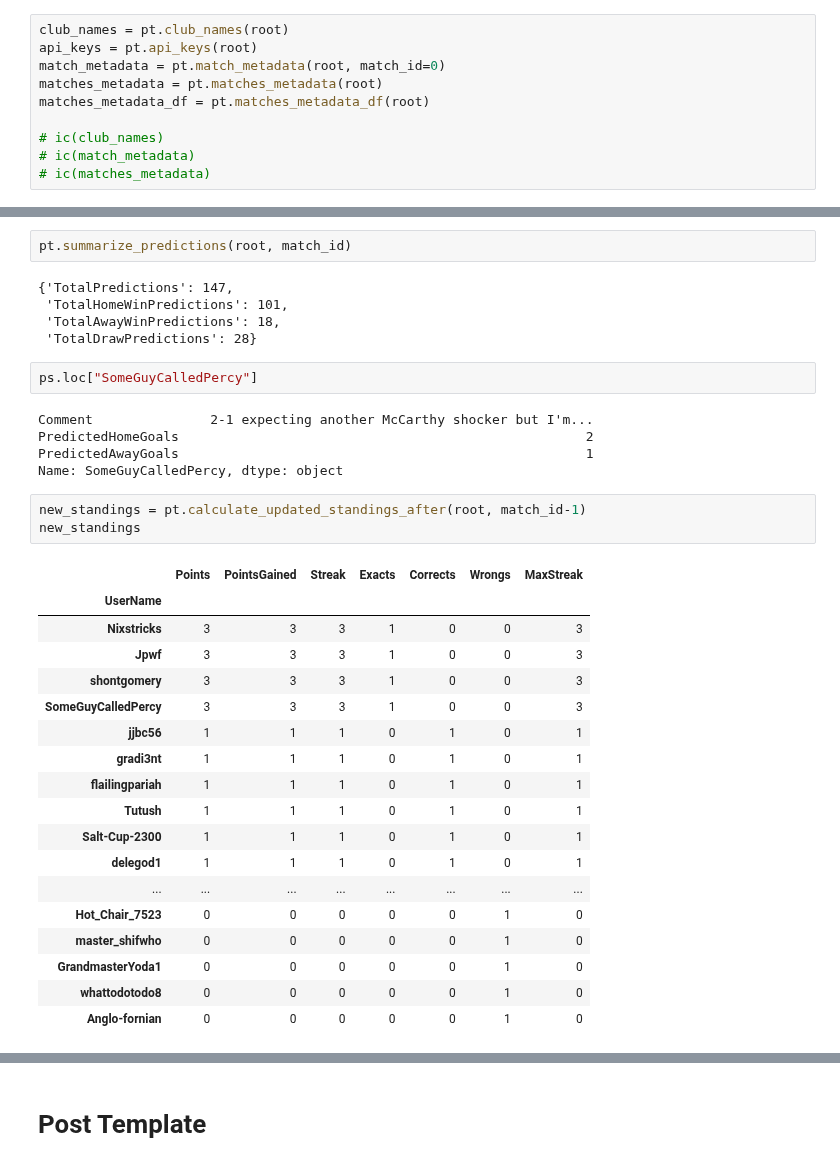
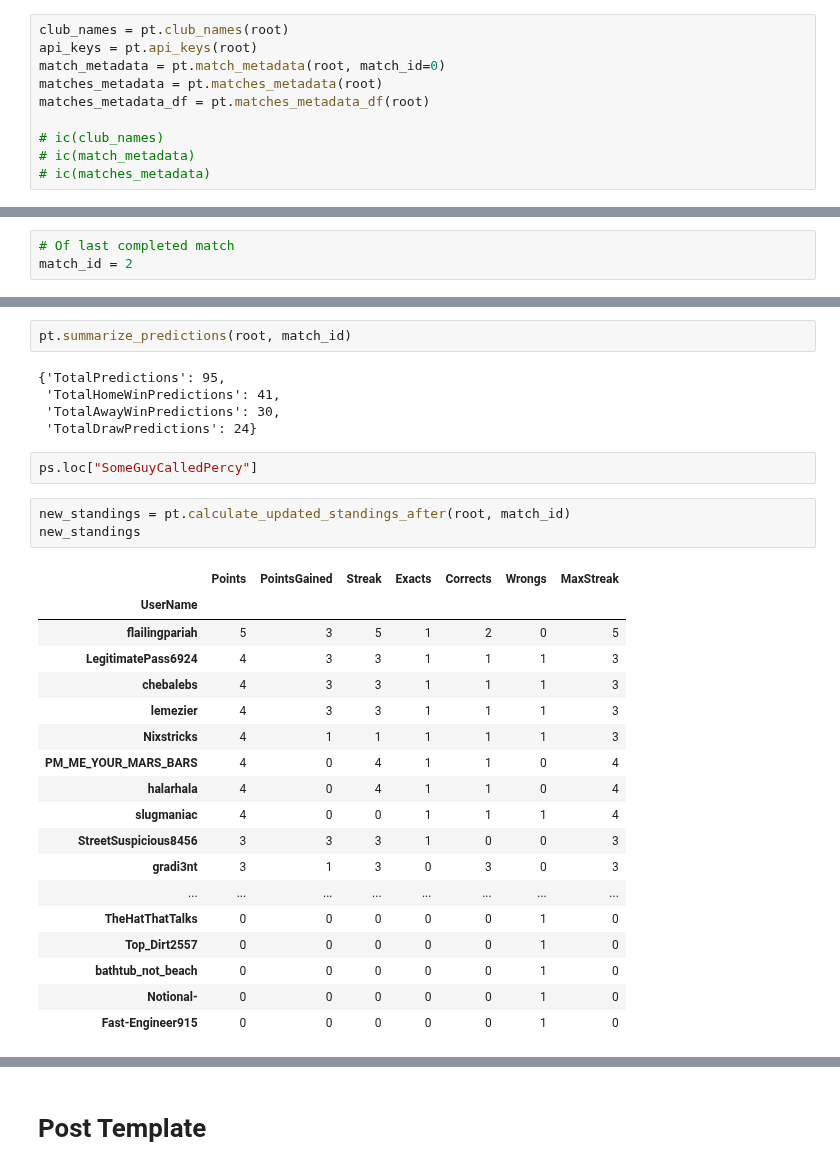
Before and after one commit to julianirwin/predthread, a Jupyter notebook: examples/southamton_24-25_33c895d4/interface.ipynb, the cells around one changed output, grey strips where cells are left out. Saved outputs shown, nothing was run; the diff lists cells and outputs as text.

Commit message:
after match week 3 completed

```diff
--- a/examples/southamton_24-25_33c895d4/interface.ipynb
+++ b/examples/southamton_24-25_33c895d4/interface.ipynb
@@ -76,0 +64,3 @@ ic| fbref.match_metadata(1): {'AwayClub': 'Southampton',
+# %%
+# Of last completed match
+match_id = 2
@@ -103,38 +105,33 @@ ps.sort_values(["PredictedHomeGoals", "PredictedAwayGoals"], ascending=False)
 # %%
 pt.summarize_predictions(root, match_id)
 # %% [output]
-{'TotalPredictions': 147,
- 'TotalHomeWinPredictions': 101,
- 'TotalAwayWinPredictions': 18,
- 'TotalDrawPredictions': 28}
+{'TotalPredictions': 95,
+ 'TotalHomeWinPredictions': 41,
+ 'TotalAwayWinPredictions': 30,
+ 'TotalDrawPredictions': 24}
 # %%
 ps.loc["SomeGuyCalledPercy"]
-# %% [output]
-Comment               2-1 expecting another McCarthy shocker but I'm...
-PredictedHomeGoals                                                    2
-PredictedAwayGoals                                                    1
-Name: SomeGuyCalledPercy, dtype: object
 # %%
-new_standings = pt.calculate_updated_standings_after(root, match_id-1)
+new_standings = pt.calculate_updated_standings_after(root, match_id)
 new_standings
 # %% [output]
 |  | Points | PointsGained | Streak | Exacts | Corrects | Wrongs | MaxStreak |
 | UserName |  |  |  |  |  |  |  |
-| Nixstricks | 3 | 3 | 3 | 1 | 0 | 0 | 3 |
-| Jpwf | 3 | 3 | 3 | 1 | 0 | 0 | 3 |
-| shontgomery | 3 | 3 | 3 | 1 | 0 | 0 | 3 |
-| SomeGuyCalledPercy | 3 | 3 | 3 | 1 | 0 | 0 | 3 |
-| jjbc56 | 1 | 1 | 1 | 0 | 1 | 0 | 1 |
-| gradi3nt | 1 | 1 | 1 | 0 | 1 | 0 | 1 |
-| flailingpariah | 1 | 1 | 1 | 0 | 1 | 0 | 1 |
-| Tutush | 1 | 1 | 1 | 0 | 1 | 0 | 1 |
-| Salt-Cup-2300 | 1 | 1 | 1 | 0 | 1 | 0 | 1 |
-| delegod1 | 1 | 1 | 1 | 0 | 1 | 0 | 1 |
+| flailingpariah | 5 | 3 | 5 | 1 | 2 | 0 | 5 |
+| LegitimatePass6924 | 4 | 3 | 3 | 1 | 1 | 1 | 3 |
+| chebalebs | 4 | 3 | 3 | 1 | 1 | 1 | 3 |
+| lemezier | 4 | 3 | 3 | 1 | 1 | 1 | 3 |
+| Nixstricks | 4 | 1 | 1 | 1 | 1 | 1 | 3 |
+| PM_ME_YOUR_MARS_BARS | 4 | 0 | 4 | 1 | 1 | 0 | 4 |
+| halarhala | 4 | 0 | 4 | 1 | 1 | 0 | 4 |
+| slugmaniac | 4 | 0 | 0 | 1 | 1 | 1 | 4 |
+| StreetSuspicious8456 | 3 | 3 | 3 | 1 | 0 | 0 | 3 |
+| gradi3nt | 3 | 1 | 3 | 0 | 3 | 0 | 3 |
 | ... | ... | ... | ... | ... | ... | ... | ... |
-| Hot_Chair_7523 | 0 | 0 | 0 | 0 | 0 | 1 | 0 |
-| master_shifwho | 0 | 0 | 0 | 0 | 0 | 1 | 0 |
-| GrandmasterYoda1 | 0 | 0 | 0 | 0 | 0 | 1 | 0 |
-| whattodotodo8 | 0 | 0 | 0 | 0 | 0 | 1 | 0 |
-| Anglo-fornian | 0 | 0 | 0 | 0 | 0 | 1 | 0 |
+| TheHatThatTalks | 0 | 0 | 0 | 0 | 0 | 1 | 0 |
+| Top_Dirt2557 | 0 | 0 | 0 | 0 | 0 | 1 | 0 |
+| bathtub_not_beach | 0 | 0 | 0 | 0 | 0 | 1 | 0 |
+| Notional- | 0 | 0 | 0 | 0 | 0 | 1 | 0 |
+| Fast-Engineer915 | 0 | 0 | 0 | 0 | 0 | 1 | 0 |
 # %%
 print(new_standings.reset_index().to_markdown())
```
Also changed, not shown: parts of 9 cells of this notebook, 3 other files.
